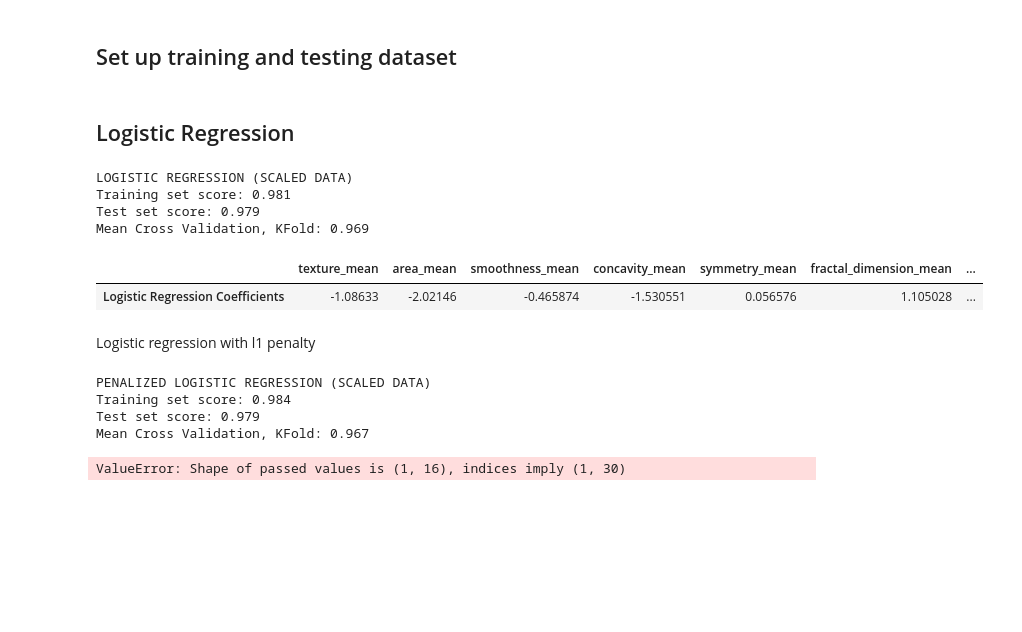
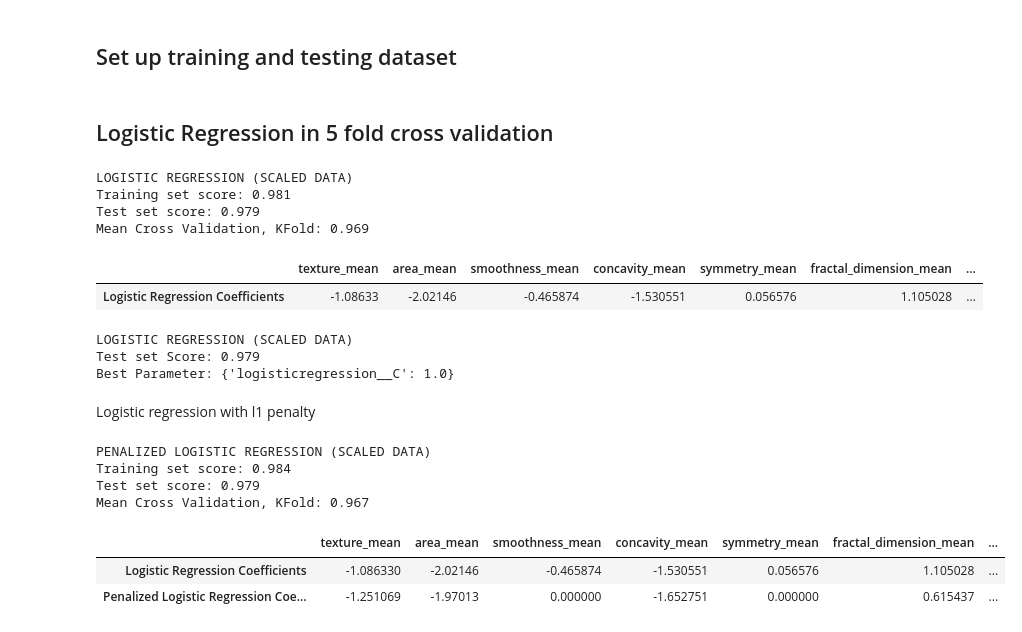
Before and after one commit to ysjbluemoon/Data-Mining, a Jupyter notebook: Final Project/Final Project.ipynb, the cells around one changed output. Drawn from its saved outputs; the diff is of its cells as text; code cells hidden in the pictures; blank space fills up the shorter version.

```diff
--- a/Final Project/Final Project.ipynb
+++ b/Final Project/Final Project.ipynb
@@ -132,7 +132,7 @@ scaled_X.head()
 from sklearn.model_selection import train_test_split
 x_train,x_test,y_train,y_test = train_test_split(scaled_X, Y)
 # %% [markdown]
-## Logistic Regression
+## Logistic Regression in 5 fold cross validation
 # %%
 import warnings
 warnings.filterwarnings("ignore", category=FutureWarning)
@@ -166,25 +170,42 @@ Mean Cross Validation, KFold: 0.969
+# %%
+logreg_pipe = make_pipeline(StandardScaler(), LogisticRegression())
+#print(logreg_pipe.steps)
+# Name of step = 'logisticregression' + __ + C
+
+logreg_param_grid = {'logisticregression__C': np.linspace(1, 100, 100)}
+logreg_grid = GridSearchCV(logreg_pipe, logreg_param_grid).fit(x_train, y_train)
+
+print("LOGISTIC REGRESSION (SCALED DATA)")
+print("Test set Score: {:.3f}".format(logreg_grid.score(x_test, y_test)))
+print("Best Parameter: {}".format(logreg_grid.best_params_))
+# %% [output]
+LOGISTIC REGRESSION (SCALED DATA)
+Test set Score: 0.979
+Best Parameter: {'logisticregression__C': 1.0}
 # %% [markdown]
 Logistic regression with l1 penalty
 # %%
 pen_logreg = LogisticRegression(penalty = 'l1').fit(x_train, y_train)
 
 print("PENALIZED LOGISTIC REGRESSION (SCALED DATA)")
 print("Training set score: {:.3f}".format(pen_logreg.score(x_train, y_train)))
 print("Test set score: {:.3f}".format(pen_logreg.score(x_test, y_test)))
 
 # Stratified Kfold Cross Validation
 print("Mean Cross Validation, KFold: {:.3f}".format(np.mean(cross_val_score(pen_logreg, x_train, y_train, cv=kfold))))
 
 # Organize the model coefficients
-pen_logreg_coef = pd.DataFrame(data=pen_logreg.coef_, columns=X.columns, index=[' Penalized Logistic Regression Coefficients'])
+pen_logreg_coef = pd.DataFrame(data=pen_logreg.coef_, columns=X_select.columns, index=[' Penalized Logistic Regression Coefficients'])
 
 # Print coefficients for comparison
-c3 = [logreg_coef, pen_logreg_coef, logreg_coef]
+c3 = [logreg_coef, pen_logreg_coef]
 coefs = pd.concat(c3)
 coefs.head()
 # %% [output]
 PENALIZED LOGISTIC REGRESSION (SCALED DATA)
 Training set score: 0.984
 Test set score: 0.979
 Mean Cross Validation, KFold: 0.967
-ValueError: Shape of passed values is (1, 16), indices imply (1, 30)
+|  | texture_mean | area_mean | smoothness_mean | concavity_mean | symmetry_mean | fractal_dimension_mean | ... |
+| Logistic Regression Coefficients | -1.086330 | -2.02146 | -0.465874 | -1.530551 | 0.056576 | 1.105028 | ... |
+| Penalized Logistic Regression Coe... | -1.251069 | -1.97013 | 0.000000 | -1.652751 | 0.000000 | 0.615437 | ... |
```
Also changed, not shown: parts of 10 cells of this notebook.
